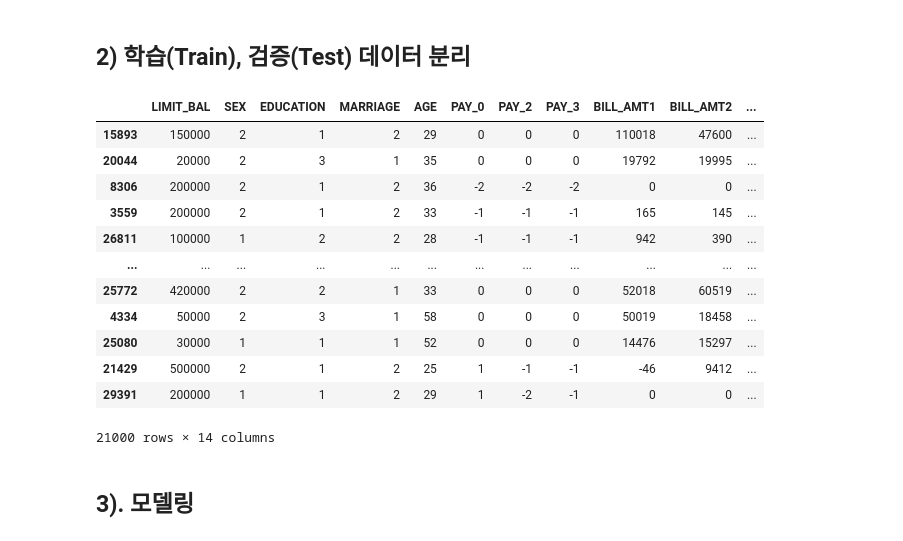
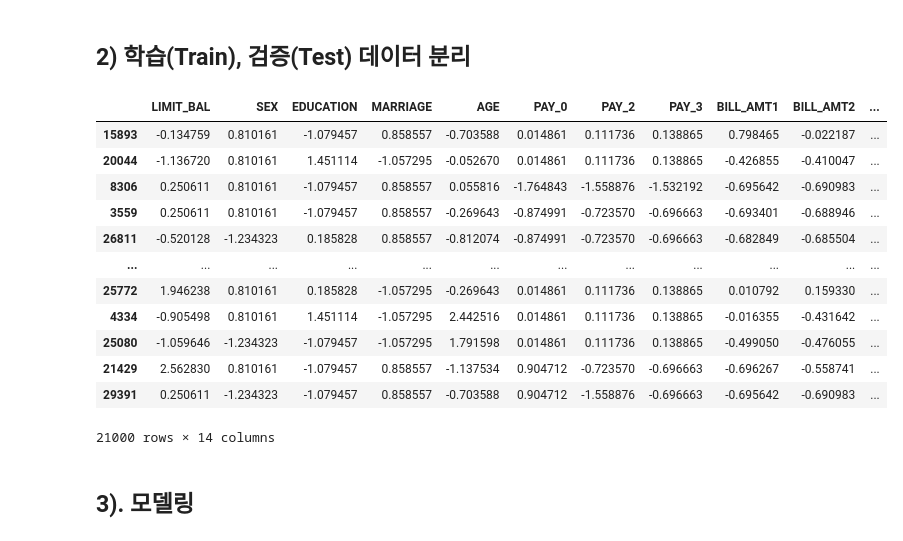
Before and after one commit to datadigger01/datamining, a Jupyter notebook: kNN.ipynb, the cells around one changed output. Saved outputs shown, nothing was run; the diff lists cells and outputs as text; code cells hidden in the pictures.

```diff
--- a/kNN.ipynb
+++ b/kNN.ipynb
@@ -157,3 +177,10 @@ df1
 # predicators(feature) & target(label)
 features = ['LIMIT_BAL','SEX','EDUCATION','MARRIAGE','AGE','PAY_0','PAY_2','PAY_3','BILL_AMT1','BILL_AMT2','BILL_AMT3','PAY_AMT1','PAY_AMT2','PAY_AMT3']
 label = ['default_YN']
+# %%
+from sklearn.preprocessing import StandardScaler
+
+std_var1 = StandardScaler().fit_transform(df1[features])
+# %%
+df1_std = pd.concat([pd.DataFrame(std_var1, columns=features), df1[label]], axis=1)
+df1_std
@@ -160,21 +201,21 @@ label = ['default_YN']
 # %% [markdown]
 ## 2) 학습(Train), 검증(Test) 데이터 분리
 # %%
-X_train, X_test, y_train, y_test = train_test_split(df[features], df[label], test_size=0.3, random_state=3245)
+X_train, X_test, y_train, y_test = train_test_split(df1_std[features], df1_std[label], test_size=0.3, random_state=3245)
 X_train
 # %% [output]
 |  | LIMIT_BAL | SEX | EDUCATION | MARRIAGE | AGE | PAY_0 | PAY_2 | PAY_3 | BILL_AMT1 | BILL_AMT2 | ... |
-| 15893 | 150000 | 2 | 1 | 2 | 29 | 0 | 0 | 0 | 110018 | 47600 | ... |
-| 20044 | 20000 | 2 | 3 | 1 | 35 | 0 | 0 | 0 | 19792 | 19995 | ... |
-| 8306 | 200000 | 2 | 1 | 2 | 36 | -2 | -2 | -2 | 0 | 0 | ... |
-| 3559 | 200000 | 2 | 1 | 2 | 33 | -1 | -1 | -1 | 165 | 145 | ... |
-| 26811 | 100000 | 1 | 2 | 2 | 28 | -1 | -1 | -1 | 942 | 390 | ... |
+| 15893 | -0.134759 | 0.810161 | -1.079457 | 0.858557 | -0.703588 | 0.014861 | 0.111736 | 0.138865 | 0.798465 | -0.022187 | ... |
+| 20044 | -1.136720 | 0.810161 | 1.451114 | -1.057295 | -0.052670 | 0.014861 | 0.111736 | 0.138865 | -0.426855 | -0.410047 | ... |
+| 8306 | 0.250611 | 0.810161 | -1.079457 | 0.858557 | 0.055816 | -1.764843 | -1.558876 | -1.532192 | -0.695642 | -0.690983 | ... |
+| 3559 | 0.250611 | 0.810161 | -1.079457 | 0.858557 | -0.269643 | -0.874991 | -0.723570 | -0.696663 | -0.693401 | -0.688946 | ... |
+| 26811 | -0.520128 | -1.234323 | 0.185828 | 0.858557 | -0.812074 | -0.874991 | -0.723570 | -0.696663 | -0.682849 | -0.685504 | ... |
 | ... | ... | ... | ... | ... | ... | ... | ... | ... | ... | ... | ... |
-| 25772 | 420000 | 2 | 2 | 1 | 33 | 0 | 0 | 0 | 52018 | 60519 | ... |
-| 4334 | 50000 | 2 | 3 | 1 | 58 | 0 | 0 | 0 | 50019 | 18458 | ... |
-| 25080 | 30000 | 1 | 1 | 1 | 52 | 0 | 0 | 0 | 14476 | 15297 | ... |
-| 21429 | 500000 | 2 | 1 | 2 | 25 | 1 | -1 | -1 | -46 | 9412 | ... |
-| 29391 | 200000 | 1 | 1 | 2 | 29 | 1 | -2 | -1 | 0 | 0 | ... |
+| 25772 | 1.946238 | 0.810161 | 0.185828 | -1.057295 | -0.269643 | 0.014861 | 0.111736 | 0.138865 | 0.010792 | 0.159330 | ... |
+| 4334 | -0.905498 | 0.810161 | 1.451114 | -1.057295 | 2.442516 | 0.014861 | 0.111736 | 0.138865 | -0.016355 | -0.431642 | ... |
+| 25080 | -1.059646 | -1.234323 | -1.079457 | -1.057295 | 1.791598 | 0.014861 | 0.111736 | 0.138865 | -0.499050 | -0.476055 | ... |
+| 21429 | 2.562830 | 0.810161 | -1.079457 | 0.858557 | -1.137534 | 0.904712 | -0.723570 | -0.696663 | -0.696267 | -0.558741 | ... |
+| 29391 | 0.250611 | -1.234323 | -1.079457 | 0.858557 | -0.703588 | 0.904712 | -1.558876 | -0.696663 | -0.695642 | -0.690983 | ... |
 21000 rows × 14 columns
 # %% [markdown]
 ## 3). 모델링
```
Also changed, not shown: parts of 15 cells of this notebook.
